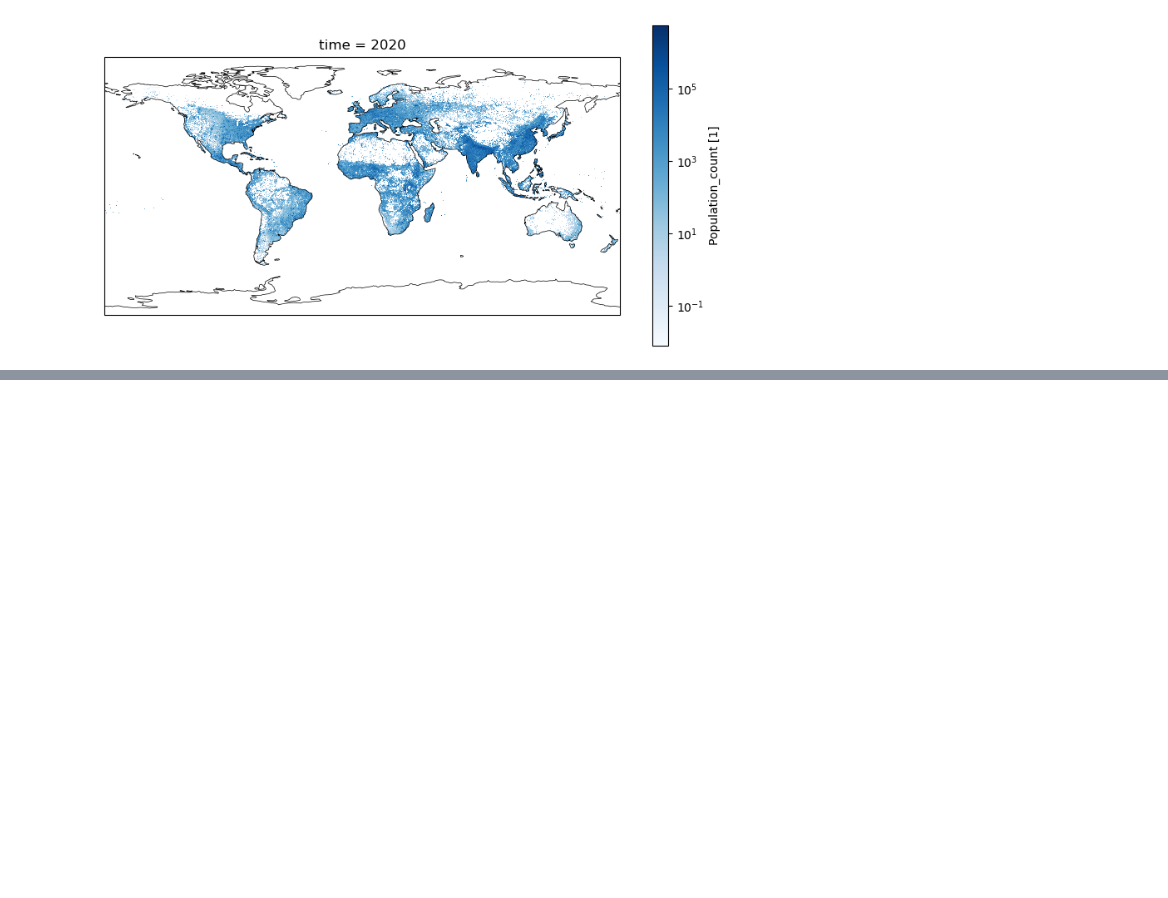
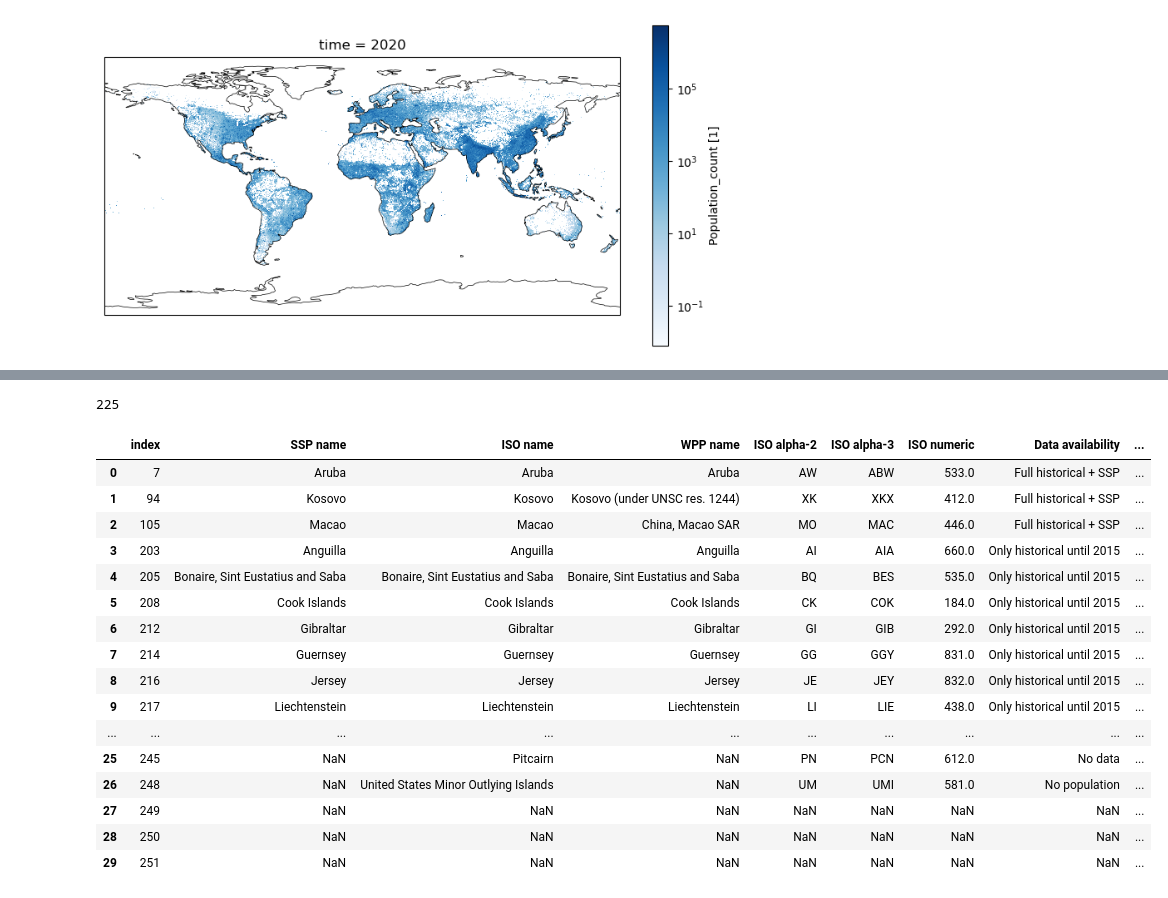
Before and after one commit to rosapietroiusti/dem4cli, a Jupyter notebook: development/dem4cli_v2-dev.ipynb, the cells around one changed output, grey strips where cells are left out. Saved outputs shown, nothing was run; the diff lists cells and outputs as text; code cells hidden in the pictures; blank space fills up the shorter version.

```diff
--- a/development/dem4cli_v2-dev.ipynb
+++ b/development/dem4cli_v2-dev.ipynb
@@ -455,0 +548,2 @@ da_countrymasks = xr.open_dataarray(filepath_countrymask)
+# %%
+df_lookuptable = pd.read_csv(filepath_lookuptable) # new one
@@ -466,0 +635,24 @@ Attributes:
+# %%
+252 - 30 +3
+# %% [output]
+225
+# %%
+df[df["ISO alpha-3"] != df[0]].reset_index()
+# %% [output]
+|  | index | SSP name | ISO name | WPP name | ISO alpha-2 | ISO alpha-3 | ISO numeric | Data availability | ... |
+| 0 | 7 | Aruba | Aruba | Aruba | AW | ABW | 533.0 | Full historical + SSP | ... |
+| 1 | 94 | Kosovo | Kosovo | Kosovo (under UNSC res. 1244) | XK | XKX | 412.0 | Full historical + SSP | ... |
+| 2 | 105 | Macao | Macao | China, Macao SAR | MO | MAC | 446.0 | Full historical + SSP | ... |
+| 3 | 203 | Anguilla | Anguilla | Anguilla | AI | AIA | 660.0 | Only historical until 2015 | ... |
+| 4 | 205 | Bonaire, Sint Eustatius and Saba | Bonaire, Sint Eustatius and Saba | Bonaire, Sint Eustatius and Saba | BQ | BES | 535.0 | Only historical until 2015 | ... |
+| 5 | 208 | Cook Islands | Cook Islands | Cook Islands | CK | COK | 184.0 | Only historical until 2015 | ... |
+| 6 | 212 | Gibraltar | Gibraltar | Gibraltar | GI | GIB | 292.0 | Only historical until 2015 | ... |
+| 7 | 214 | Guernsey | Guernsey | Guernsey | GG | GGY | 831.0 | Only historical until 2015 | ... |
+| 8 | 216 | Jersey | Jersey | Jersey | JE | JEY | 832.0 | Only historical until 2015 | ... |
+| 9 | 217 | Liechtenstein | Liechtenstein | Liechtenstein | LI | LIE | 438.0 | Only historical until 2015 | ... |
+| ... | ... | ... | ... | ... | ... | ... | ... | ... | ... |
+| 25 | 245 | NaN | Pitcairn | NaN | PN | PCN | 612.0 | No data | ... |
+| 26 | 248 | NaN | United States Minor Outlying Islands | NaN | UM | UMI | 581.0 | No population | ... |
+| 27 | 249 | NaN | NaN | NaN | NaN | NaN | NaN | NaN | ... |
+| 28 | 250 | NaN | NaN | NaN | NaN | NaN | NaN | NaN | ... |
+| 29 | 251 | NaN | NaN | NaN | NaN | NaN | NaN | NaN | ... |
```
Also changed, not shown: parts of 65 cells of this notebook, 6 other files.
